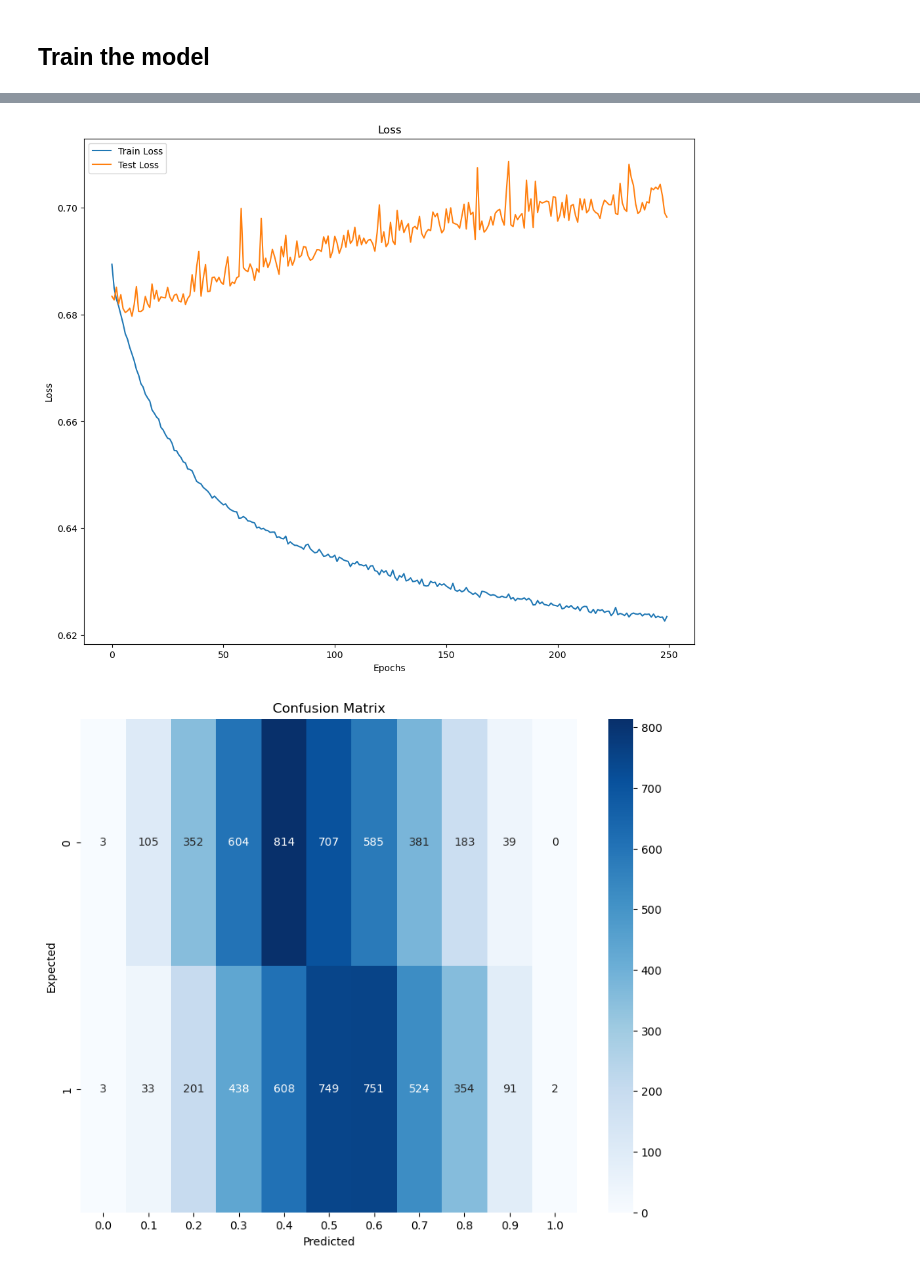
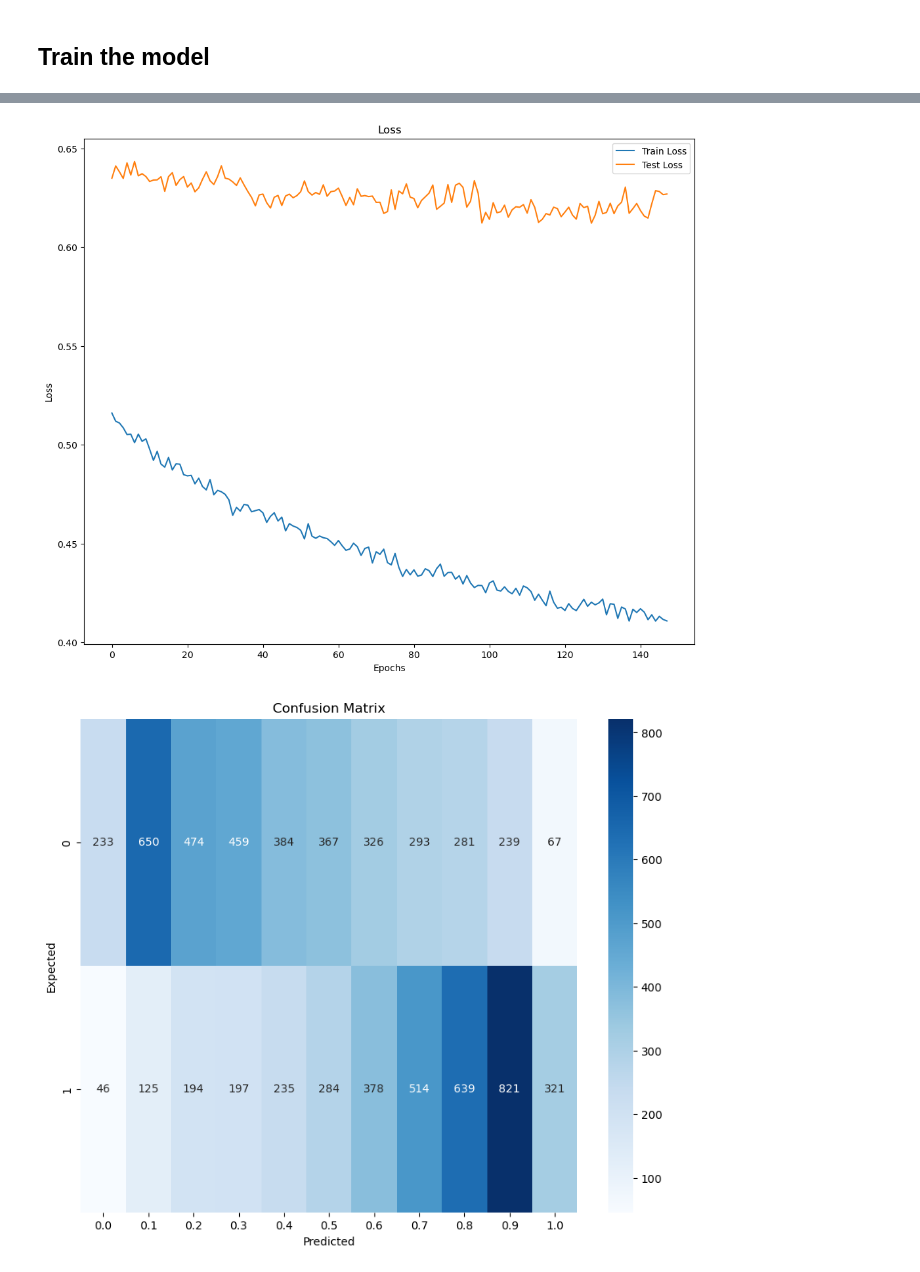
Before and after one commit to shuoscaryo/qualentum_tfb, a Jupyter notebook: model_train.ipynb, the cells around one changed output, grey strips where cells are left out. Drawn from its saved outputs; the diff is of its cells as text; code cells hidden in the pictures.

Commit message:
[main]<2024-07-20-19:16> conv model looks good :3

```diff
--- a/model_train.ipynb
+++ b/model_train.ipynb
@@ -18,22 +18,31 @@ from torch.utils.data import DataLoader, TensorDataset, random_split
 class Model(nn.Module):
     def __init__(self, input_dim):
         super(Model, self).__init__()
-        self.conv1 = nn.Conv2d(in_channels=5, out_channels=32, kernel_size=(1,3), stride=(1,1), padding=(0,1))
-        self.pool = nn.MaxPool2d(kernel_size=(1,2), stride=2)
-        self.fc1 = nn.Linear(1600, 1)
+        self.conv1 = nn.Conv2d(in_channels=5, out_channels=32, kernel_size=(1, 3), stride=(1, 1), padding=(0, 1))
+        self.bn1 = nn.BatchNorm2d(32)
+        self.conv2 = nn.Conv2d(in_channels=32, out_channels=64, kernel_size=(1, 3), stride=(1, 1), padding=(0, 1))
+        self.bn2 = nn.BatchNorm2d(64)
+        self.pool = nn.MaxPool2d(kernel_size=(1, 2), stride=2)
+        self.dropout = nn.Dropout(p=0.5)
+        self.fc1 = nn.Linear(1600, 128)  # Adjusted input size for the fully connected layer
+        self.fc2 = nn.Linear(128, 1)
         self.relu = nn.ReLU()
         self.sigmoid = nn.Sigmoid()
 
     def forward(self, x):
         batch_size = x.size(0)  # Get batch size
         data_len = x.size(1)  # Get data length (number of features)
-        x = x.unsqueeze(2)  # Add a channel dimension (1 channel)
-        x = self.relu(self.conv1(x))
+        x = x.unsqueeze(2)  # Add a channel dimension (5 channels)
+        x = self.relu(self.bn1(self.conv1(x)))
         x = self.pool(x)
-        #x = self.relu(self.conv2(x))
-        #x = self.pool(x)
+        x = self.dropout(x)
+        x = self.relu(self.bn2(self.conv2(x)))
+        x = self.pool(x)
+        x = self.dropout(x)
         x = x.view(batch_size, -1)  # Flatten the tensor
         x = self.fc1(x)
+        x = self.relu(x)
+        x = self.fc2(x)
         x = self.sigmoid(x)
         return x
 
@@ -96,6 +105,7 @@ def plot_metrics_function(metrics):
 
 g_dataset_name = "BTCUSD_dataset_1H_100candles_balanced" # Name of the zip (without .zip) where the data is stored and without _balanced
 g_output_model_name = f"{g_dataset_name}_results" # Name of the output model (it will be saved in a folder with the same name)
+g_this_nb_name="/home/oscar/qualentum/tfg/model_train.ipynb" # Name of this notebook (used to copy it in the output folder)
 g_lines_per_file = 16384 # Amount of rows per csv file generated when saving the balanced dataset
 g_batch_size = 32 # Amount of rows the model will se before updating its parameters
 g_epochs = 250 # Number of times the model will loop through the data
@@ -247,7 +257,7 @@ if g_plot_metrics_function is not None:
 
 # Save the model and the notebook
 if ft.prompt_user("Save model? [y,n]") in ['yes', 'y']:
-    tmp_model_name, tmp_nb_name = ft.save_model(g_model, g_output_model_name, "/home/oscar/miniconda3/envs/tfg/src/model_train.ipynb")
+    tmp_model_name, tmp_nb_name = ft.save_model(g_model, g_output_model_name, g_this_nb_name)
     print(f'Saving model to {tmp_model_name} and notebook to {tmp_nb_name}')
 else:
     print('Model not saved.')
@@ -274,2 +282,2 @@ ft.del_tmp_vars()
-[figure, old version]
+[figure, new version]
-[figure, old version]
+[figure, new version]
```
Also changed, not shown: parts of 3 cells of this notebook, 7 other files.
